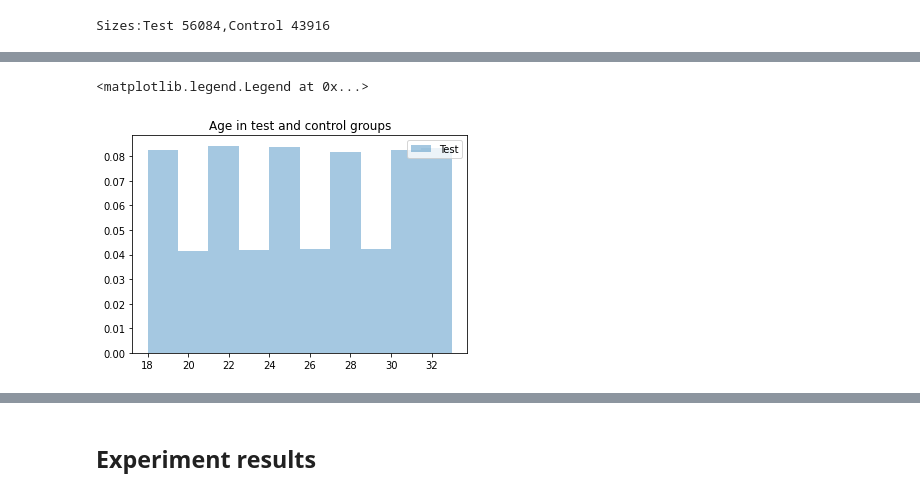
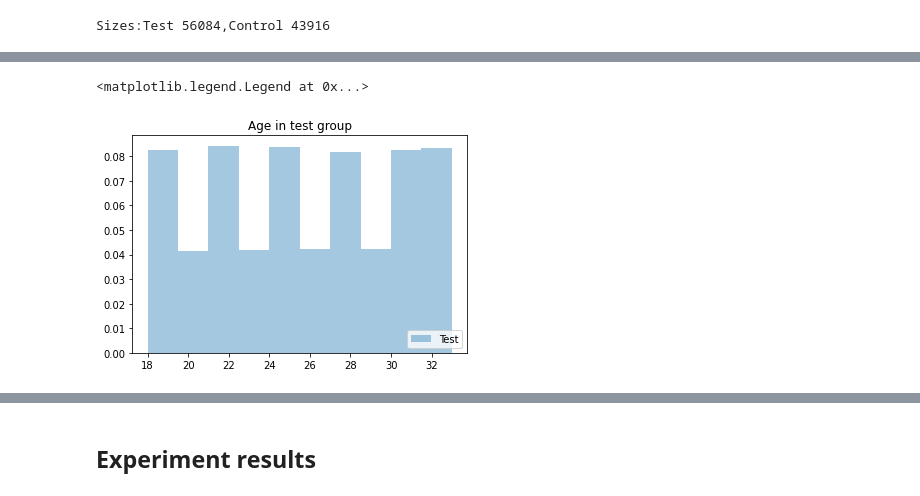
Before and after one commit to maymag/ab, a Jupyter notebook: AB.ipynb, the cells around one changed output, grey strips where cells are left out. Cells and saved outputs as stored; diff of their text form; code cells hidden in the pictures.

```diff
--- a/AB.ipynb
+++ b/AB.ipynb
@@ -101,8 +129,8 @@ StandardD: Test 4.6043110471866955,Control4.599852715678207
 # %%
 plt.hist(test['age'], density=True,label = "Test", alpha = .4)
 
-plt.title('Age in test and control groups')
-plt.legend(loc ='upper right')
+plt.title('Age in test group')
+plt.legend(loc ='lower right')
 # %% [output]
 <matplotlib.legend.Legend at 0x...>
-[figure, old version]
+[figure, new version]
```
Also changed, not shown: parts of 44 cells of this notebook, 3 other files.
